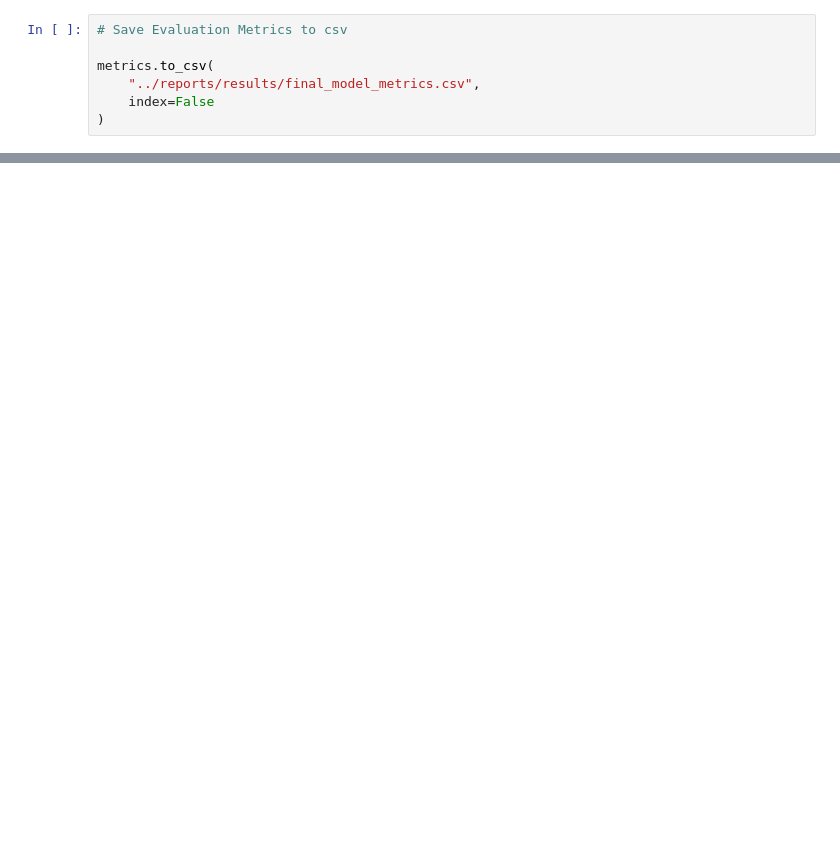
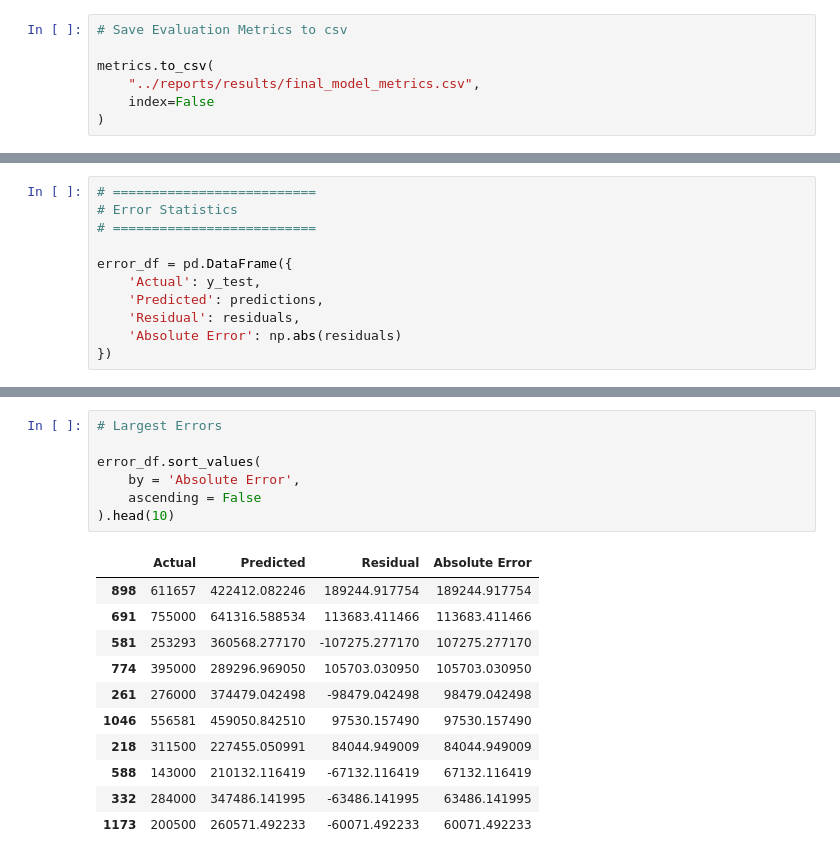
Before and after one commit to interterrestrial/House-Price-Prediction, a Jupyter notebook: notebooks/07_Model_Evaluation.ipynb, the cells around one changed output, grey strips where cells are left out. Saved outputs shown, nothing was run; the diff lists cells and outputs as text; blank space fills up the shorter version.

```diff
--- a/notebooks/07_Model_Evaluation.ipynb
+++ b/notebooks/07_Model_Evaluation.ipynb
@@ -67,0 +158,11 @@ metrics.to_csv(
+# %%
+# ==========================
+# Error Statistics
+# ==========================
+
+error_df = pd.DataFrame({
+    'Actual': y_test,
+    'Predicted': predictions,
+    'Residual': residuals,
+    'Absolute Error': np.abs(residuals)
+})
@@ -67,0 +178,19 @@ metrics.to_csv(
+# %%
+# Largest Errors
+
+error_df.sort_values(
+    by = 'Absolute Error',
+    ascending = False
+).head(10)
+# %% [output]
+|  | Actual | Predicted | Residual | Absolute Error |
+| 898 | 611657 | 422412.082246 | 189244.917754 | 189244.917754 |
+| 691 | 755000 | 641316.588534 | 113683.411466 | 113683.411466 |
+| 581 | 253293 | 360568.277170 | -107275.277170 | 107275.277170 |
+| 774 | 395000 | 289296.969050 | 105703.030950 | 105703.030950 |
+| 261 | 276000 | 374479.042498 | -98479.042498 | 98479.042498 |
+| 1046 | 556581 | 459050.842510 | 97530.157490 | 97530.157490 |
+| 218 | 311500 | 227455.050991 | 84044.949009 | 84044.949009 |
+| 588 | 143000 | 210132.116419 | -67132.116419 | 67132.116419 |
+| 332 | 284000 | 347486.141995 | -63486.141995 | 63486.141995 |
+| 1173 | 200500 | 260571.492233 | -60071.492233 | 60071.492233 |
```
Also changed, not shown: parts of 8 cells of this notebook, 5 other files.
